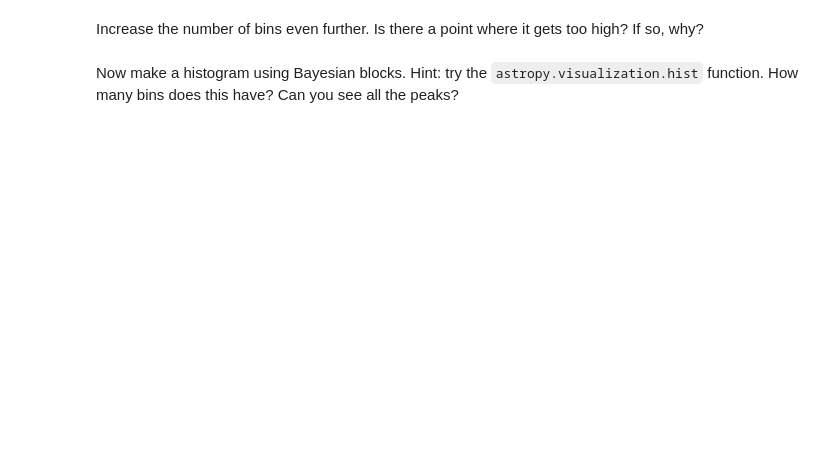
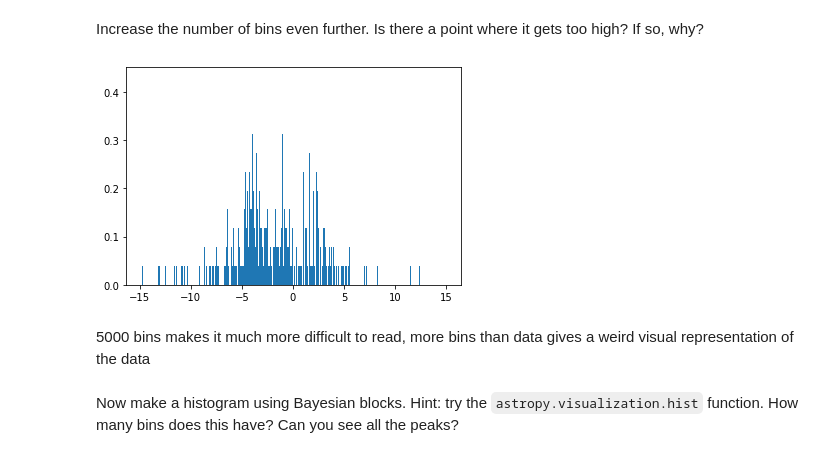
Before and after one commit to ASTR154/nonparametric-modeling, a Jupyter notebook: nonparametric-modeling.ipynb, the cells around one changed output. Cells and saved outputs as stored; diff of their text form; code cells hidden in the pictures; blank space fills up the shorter version.

```diff
--- a/nonparametric-modeling.ipynb
+++ b/nonparametric-modeling.ipynb
@@ -35,3 +43,10 @@ plt.hist(  # complete
+# %%
+plt.hist(x, bins = 5000, density = True)
+plt.show()
+# %% [output]
+[figure, added]
+# %% [markdown]
+5000 bins makes it much more difficult to read, more bins than data gives a weird visual representation of the data
 # %% [markdown]
 Now make a histogram using Bayesian blocks. Hint: try the `astropy.visualization.hist` function. How many bins does this have? Can you see all the peaks?
 # %%
```
Also changed, not shown: parts of 30 cells of this notebook.
